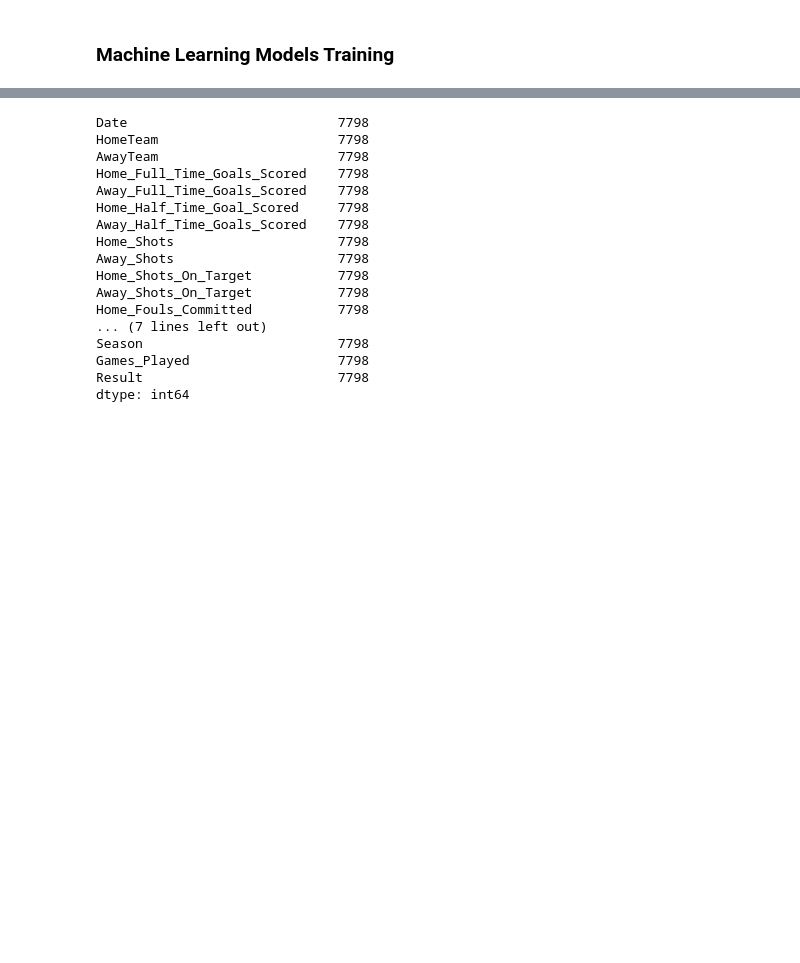
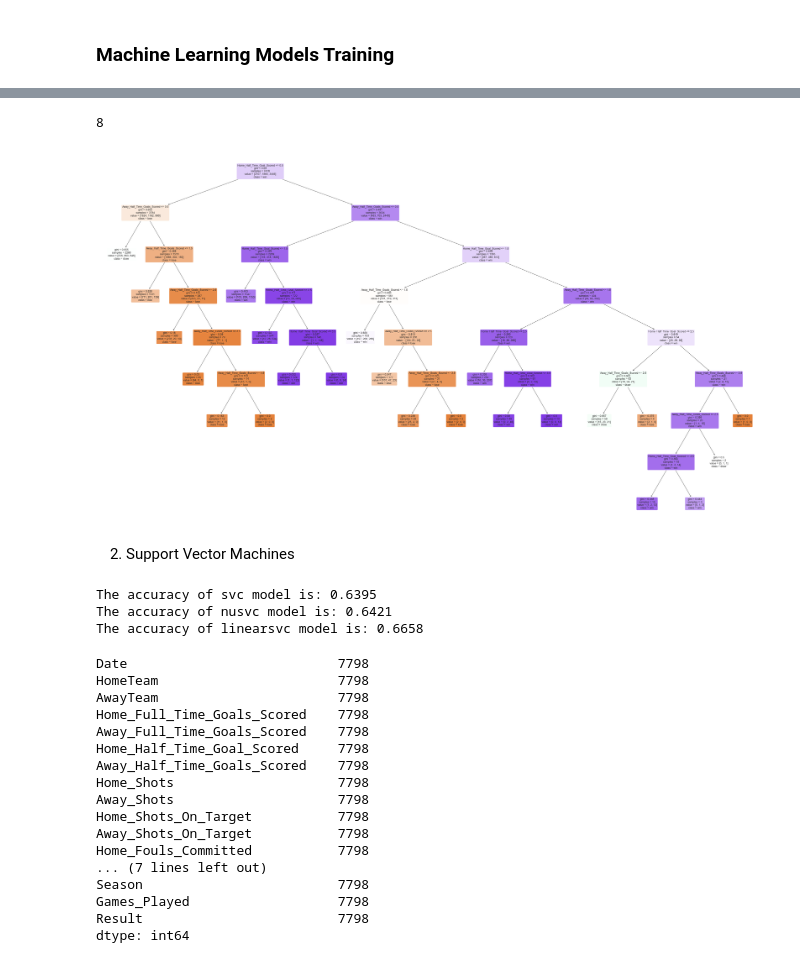
Before and after one commit to connie-zqq/LemonBalm_ManU_Data_Mining, a Jupyter notebook: ManU_Data_Mining.ipynb, the cells around one changed output, grey strips where cells are left out. Saved outputs shown, nothing was run; the diff lists cells and outputs as text; code cells hidden in the pictures; blank space fills up the shorter version.

Commit message:
Add Decision Tree Part

```diff
--- a/ManU_Data_Mining.ipynb
+++ b/ManU_Data_Mining.ipynb
@@ -975,0 +977,16 @@ Index(['Date', 'HomeTeam', 'AwayTeam', 'Home_Full_Time_Goals_Scored',
+# %%
+from sklearn.tree import DecisionTreeClassifier, plot_tree, export_graphviz
+from sklearn.preprocessing import OrdinalEncoder
+from heapq import heappush
+
+# preprocess the data
+rf_data = data.copy()
+enc1 = OrdinalEncoder()
+rf_data["HomeTeam_encoding"] = enc1.fit_transform(np.array([[d] for d in data["HomeTeam"].values]))
+rf_data["AwayTeam_encoding"] = enc1.transform(np.array([[d] for d in data["AwayTeam"].values]))
+features = ['HomeTeam_encoding', 'AwayTeam_encoding', 'Home_Half_Time_Goal_Scored',
+       'Away_Half_Time_Goals_Scored', 'Home_Shots', 'Away_Shots',
+       'Home_Shots_On_Target', 'Away_Shots_On_Target', 'Home_Fouls_Committed',
+       'Away_Fouls_Committed', 'Home_Corners', 'Away_Corners',
+       'Home_Yellow_Cards', 'Away_Yellow_Cards', 'Home_Red_Cards',
+       'Away_Red_Cards']
@@ -975,0 +1047,14 @@ Index(['Date', 'HomeTeam', 'AwayTeam', 'Home_Full_Time_Goals_Scored',
+# %%
+number_of_features = 0
+max_accuracy = 0
+clf_with_max_accuracy = None
+
+# take the most important i features to train the model and get the highest accuracy
+for i in range(1, 17):
+    new_features = [feature_importances[idx][1] for idx in range(0, i)]
+    clf, accuracy = decisionTreeModel(new_features, rf_data)
+    if(accuracy > max_accuracy):
+        number_of_features = i
+        max_accuracy = accuracy
+        clf_with_max_accuracy = clf
+    print("The accuracy of", i, "features is: ", round(accuracy, 4))
@@ -975,0 +1078,13 @@ Index(['Date', 'HomeTeam', 'AwayTeam', 'Home_Full_Time_Goals_Scored',
+# %%
+# visulize the decision tree with highest accuracy
+feature_names = [feature_importances[idx][1] for idx in range(0, number_of_features)]
+target_names = np.array(["lose", "draw", "win"])
+
+plt.figure(figsize=(50,30))
+plot_tree(clf_with_max_accuracy, feature_names=feature_names, class_names=target_names, filled=True, rounded=True)
+plt.show()
+# %% [output]
+8
+[figure, added]
+# %% [markdown]
+2. Support Vector Machines
@@ -976,3 +1130,13 @@ Index(['Date', 'HomeTeam', 'AwayTeam', 'Home_Full_Time_Goals_Scored',
+# %%
+# try different svm models and compare the accuracy
+models = ['svc', 'nusvc', 'linearsvc']
+for model in models:
+    clf, accuracy = svmModel(features, rf_data, model)
+    print("The accuracy of", model, "model is:", round(accuracy, 4))
+# %% [output]
+The accuracy of svc model is: 0.6395
+The accuracy of nusvc model is: 0.6421
+The accuracy of linearsvc model is: 0.6658
 # %%
 # Random forest
 len(data)
```
Also changed, not shown: parts of 15 cells of this notebook.
